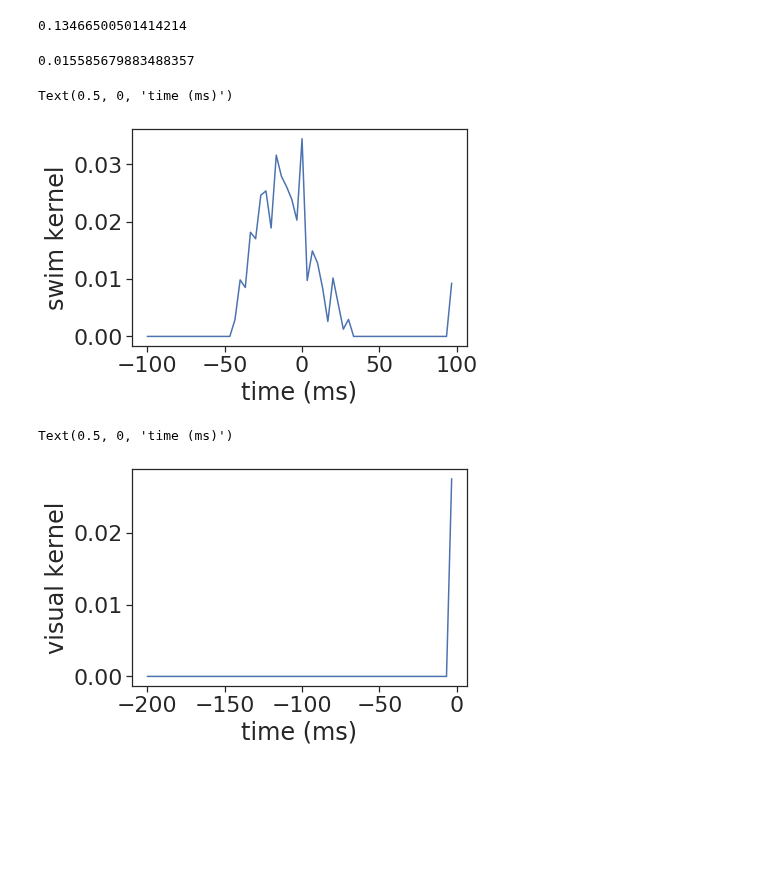
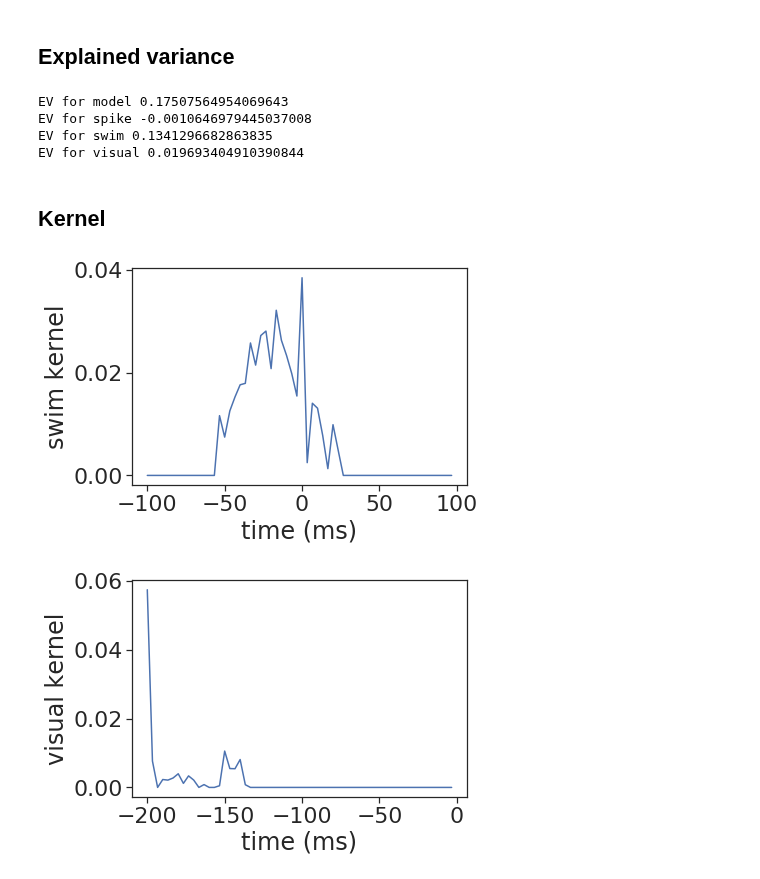
Before and after one commit to zqwei/DRN_voltage_analysis, a Jupyter notebook: KernelFits/gain_task_subvolt_kernel.ipynb, the cells around one changed output. Saved outputs shown, nothing was run; the diff lists cells and outputs as text; code cells hidden in the pictures; blank space fills up the shorter version.

Commit message:
clean up notebooks with documenation of kernel fit

```diff
--- a/KernelFits/gain_task_subvolt_kernel.ipynb
+++ b/KernelFits/gain_task_subvolt_kernel.ipynb
@@ -46,7 +54,9 @@ trial_valid_fit = trial_valid & ((visu[:,:t_pre-10]<=0).sum(axis=-1)==0)
 # %%
 Y_dat = []
 X_dat = []
-
+spike_pad = 2
+swim_pad = 30
+visu_pad = 60
 for n_, dff_ in enumerate(sub_list):
     if not trial_valid_fit[n_]:
         continue
@@ -55,12 +65,14 @@ for n_, dff_ in enumerate(sub_list):
     visu_ = -visu[n_]
     visu_[visu_<0]=0
     for n_time in range(t_pre, t_pre+240):
-        spk_history=spk_[n_time-1:n_time]
-        swim_history=swim_[n_time-30:n_time+30]
-        visu_pad = 60
+        spk_history=spk_[n_time-spike_pad:n_time]
+        swim_history=swim_[n_time-swim_pad:n_time+swim_pad]
         if n_time>120:
             visu_history=visu_[n_time-visu_pad:n_time]
         else:
             visu_history=np.zeros(visu_pad)
         Y_dat.append(dff_[n_time]-dff_[n_time-30])
-        X_dat.append(np.r_[-spk_history, -np.sqrt(swim_history)/100, -np.sqrt(visu_history)/100])
+        X_dat.append(np.r_[-spk_history, -np.sqrt(swim_history)/100, np.sqrt(visu_history)/100])
+
+Y_dat = np.array(Y_dat)
+X_dat = np.array(X_dat)
@@ -86,22 +83,33 @@ Y_hat = X_dat.dot(w)
-# %%
-1 - ((Y_dat-X_dat[:,2:62].dot(w[2:62]))**2).sum()/((Y_dat-Y_dat.mean())**2).sum()
-# %% [output]
-0.13466500501414214
-# %%
-1 - ((Y_dat-X_dat[:,62:].dot(w[62:]))**2).sum()/((Y_dat-Y_dat.mean())**2).sum()
-# %% [output]
-0.015585679883488357
+# %% [markdown]
+## Explained variance
+# %%
+Y_hat = X_dat.dot(w)
+ev_model = 1 - ((Y_dat-Y_hat)**2).sum()/((Y_dat-Y_dat.mean())**2).sum()
+print(f'EV for model {ev_model}')
+ev_spike = 1 - ((Y_dat-X_dat[:,:spike_pad].dot(w[:2]))**2).sum()/((Y_dat-Y_dat.mean())**2).sum()
+print(f'EV for spike {ev_spike}')
+ev_swim = 1 - ((Y_dat-X_dat[:,spike_pad:(spike_pad+swim_pad*2)].dot(w[2:62]))**2).sum()/((Y_dat-Y_dat.mean())**2).sum()
+print(f'EV for swim {ev_swim}')
+ev_visual = 1 - ((Y_dat-X_dat[:,(spike_pad+swim_pad*2):].dot(w[62:]))**2).sum()/((Y_dat-Y_dat.mean())**2).sum()
+print(f'EV for visual {ev_visual}')
+# %% [output]
+EV for model 0.17507564954069643
+EV for spike -0.0010646979445037008
+EV for swim 0.1341296682863835
+EV for visual 0.019693404910390844
+# %% [markdown]
+## Kernel
 # %%
-plt.plot(np.arange(-30,30)/300*1000, w[1:61])
+plt.plot(np.arange(-swim_pad,swim_pad)/300*1000, w[spike_pad:(spike_pad+swim_pad*2)])
 plt.ylabel('swim kernel')
 plt.xlabel('time (ms)')
+plt.show()
 # %% [output]
-Text(0.5, 0, 'time (ms)')
-[figure, old version]
+[figure, new version]
 # %%
-plt.plot(np.arange(-visu_pad,0)/300*1000, w[61:])
+plt.plot(np.arange(-visu_pad,0)/300*1000, w[(spike_pad+swim_pad*2):])
 plt.ylabel('visual kernel')
 plt.xlabel('time (ms)')
+plt.show()
 # %% [output]
-Text(0.5, 0, 'time (ms)')
-[figure, old version]
+[figure, new version]
```
Also changed, not shown: parts of 9 cells of this notebook, 2 other files.
